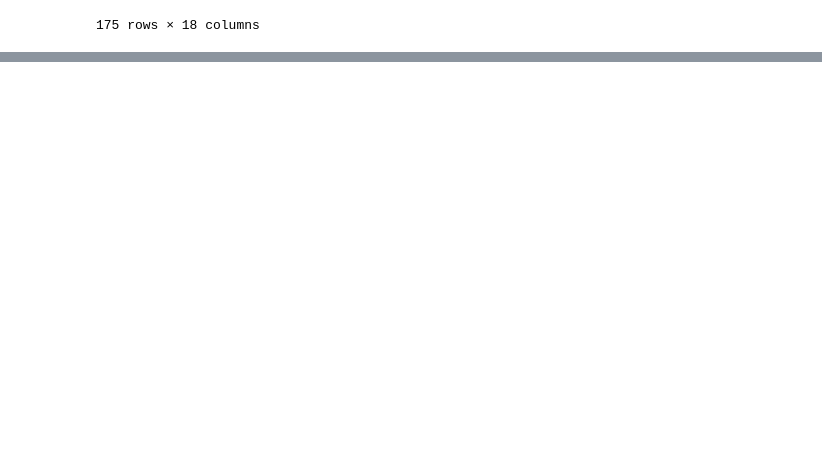
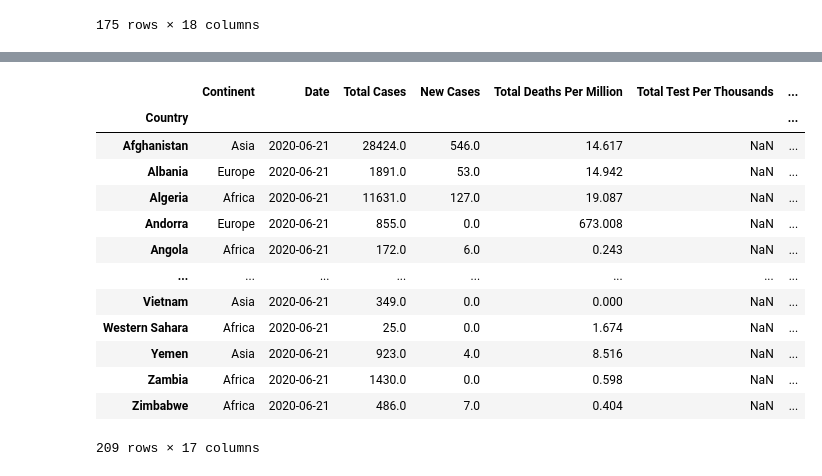
Before and after one commit to M-Agami/META-B, a Jupyter notebook: Coding/Coronavirus.ipynb, the cells around one changed output, grey strips where cells are left out. Saved outputs shown, nothing was run; the diff lists cells and outputs as text; code cells hidden in the pictures; blank space fills up the shorter version.

```diff
--- a/Coding/Coronavirus.ipynb
+++ b/Coding/Coronavirus.ipynb
@@ -222,0 +228,18 @@ countires_data
+# %%
+countries_data=countries_data.set_index('Country')
+countries_data
+# %% [output]
+|  | Continent | Date | Total Cases | New Cases | Total Deaths Per Million | Total Test Per Thousands | ... |
+| Country |  |  |  |  |  |  | ... |
+| Afghanistan | Asia | 2020-06-21 | 28424.0 | 546.0 | 14.617 | NaN | ... |
+| Albania | Europe | 2020-06-21 | 1891.0 | 53.0 | 14.942 | NaN | ... |
+| Algeria | Africa | 2020-06-21 | 11631.0 | 127.0 | 19.087 | NaN | ... |
+| Andorra | Europe | 2020-06-21 | 855.0 | 0.0 | 673.008 | NaN | ... |
+| Angola | Africa | 2020-06-21 | 172.0 | 6.0 | 0.243 | NaN | ... |
+| ... | ... | ... | ... | ... | ... | ... | ... |
+| Vietnam | Asia | 2020-06-21 | 349.0 | 0.0 | 0.000 | NaN | ... |
+| Western Sahara | Africa | 2020-06-21 | 25.0 | 0.0 | 1.674 | NaN | ... |
+| Yemen | Asia | 2020-06-21 | 923.0 | 4.0 | 8.516 | NaN | ... |
+| Zambia | Africa | 2020-06-21 | 1430.0 | 0.0 | 0.598 | NaN | ... |
+| Zimbabwe | Africa | 2020-06-21 | 486.0 | 7.0 | 0.404 | NaN | ... |
+209 rows × 17 columns
```
Also changed, not shown: parts of 9 cells of this notebook.
